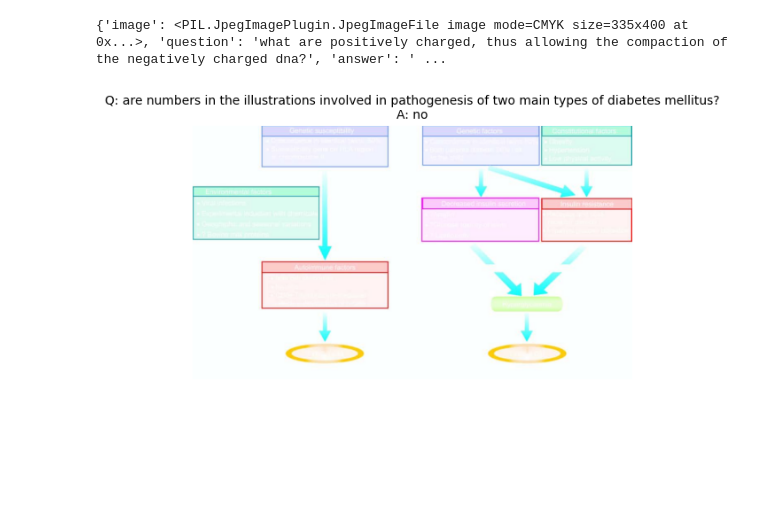
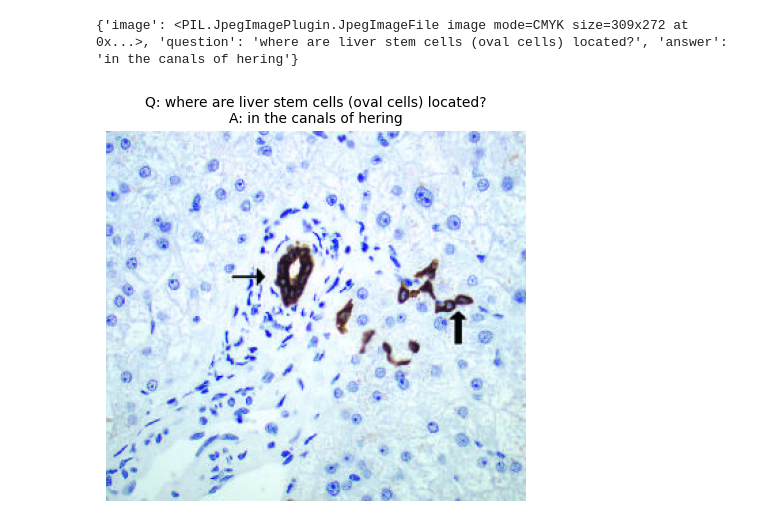
Before and after one commit to LukaSokc/Bachelor_Arbeit_VQA, a Jupyter notebook: notebooks/eda.ipynb, the cells around one changed output. Cells and saved outputs as stored; diff of their text form; code cells hidden in the pictures; blank space fills up the shorter version.

```diff
--- a/notebooks/eda.ipynb
+++ b/notebooks/eda.ipynb
@@ -4,25 +4,23 @@ from pathlib import Path
 import matplotlib.pyplot as plt
 # %%
 project_root = Path.cwd().parent
-data_path_test = project_root / "data" / "test"
-data_path_validation = project_root / "data" / "validation"
-data_path_train = project_root / "data" / "train"
+data_path = project_root / "data" / "raw" / "train"
 
-dataset = load_from_disk(str(data_path_test))
+dataset = load_from_disk(str(data_path))
 # %%
 print(dataset[0])
 # %% [output]
-{'image': <PIL.JpegImagePlugin.JpegImageFile image mode=CMYK size=335x400 at 0x...>, 'question': 'what are positively charged, thus allowing the compaction of the negatively charged dna?', 'answer': ' ...
+{'image': <PIL.JpegImagePlugin.JpegImageFile image mode=CMYK size=309x272 at 0x...>, 'question': 'where are liver stem cells (oval cells) located?', 'answer': 'in the canals of hering'}
 # %%
-sample = dataset[10]
+sample = dataset[0]
 image = sample["image"]
 question = sample["question"]
 answer = sample["answer"]
 
 plt.imshow(image)
 plt.axis("off")
 plt.title(f"Q: {question}\nA: {answer}", fontsize=10)
 plt.show()
 # %% [output]
-[figure, old version]
+[figure, new version]
 # %%
```
Also changed, not shown: parts of 3 cells of this notebook, 39 other files.
